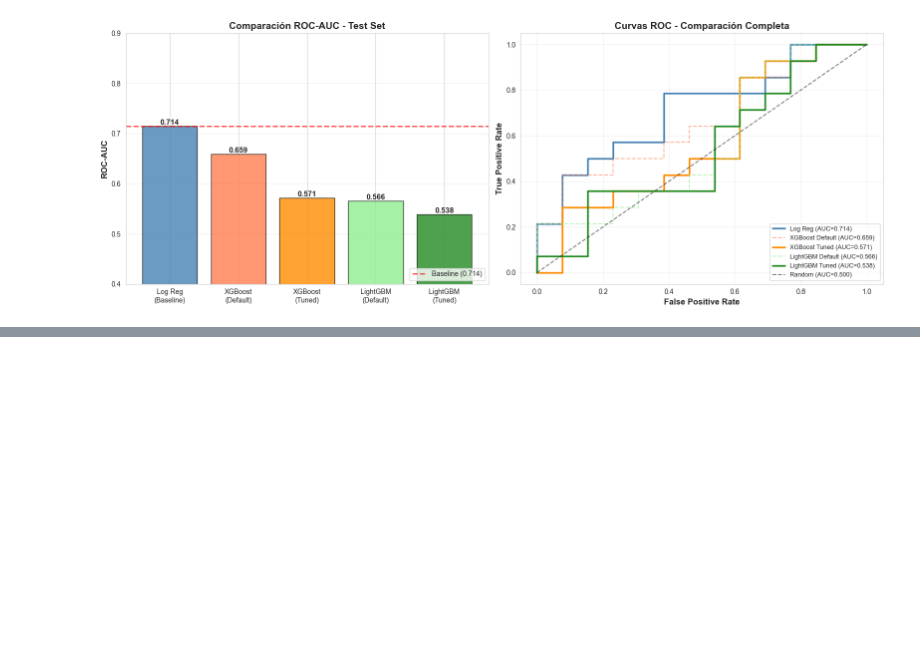
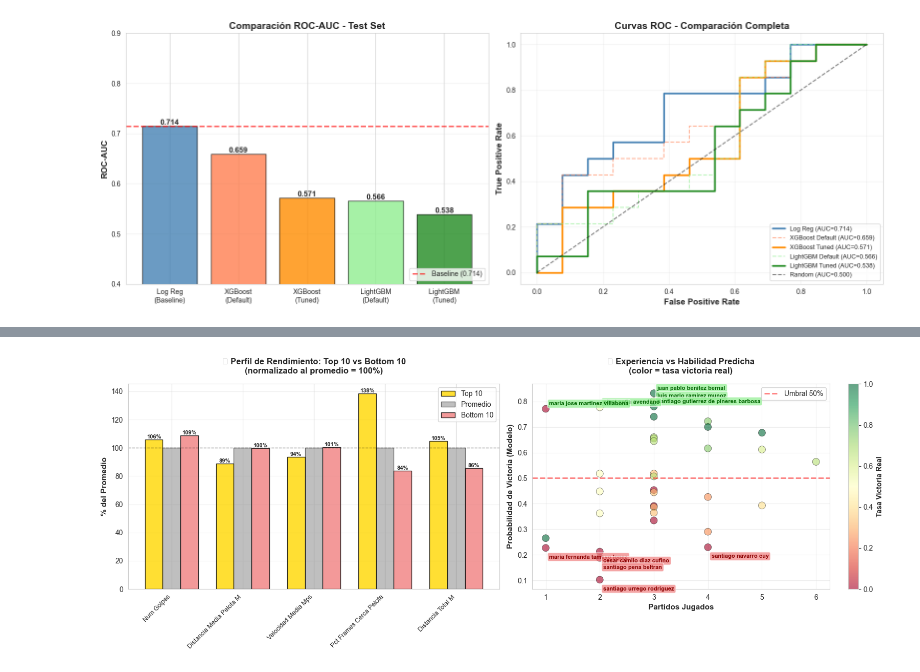
Before and after one commit to FerminEscalona/Paddle_Tournament_Predictor, a Jupyter notebook: miAnalisis.ipynb, the cells around one changed output, grey strips where cells are left out. Drawn from its saved outputs; the diff is of its cells as text; code cells hidden in the pictures; blank space fills up the shorter version.

```diff
--- a/miAnalisis.ipynb
+++ b/miAnalisis.ipynb
@@ -5641,0 +3739,87 @@ plt.show()
+# %%
+# Gráfico adicional: Perfil de los mejores jugadores
+fig, axes = plt.subplots(1, 2, figsize=(16, 6))
+
+# Obtener características promedio de Top 10 vs Bottom 10
+top10_nombres = ranking_jugadores.head(10)['jugador'].tolist()
+bottom10_nombres = ranking_jugadores.tail(10)['jugador'].tolist()
+
+# Métricas clave del dataset original
+metricas_perfil = ['num_golpes', 'distancia_media_pelota_m', 'velocidad_media_mps',
+                   'pct_frames_cerca_pelota', 'distancia_total_m']
+
+top10_features = df_eda[df_eda['player_name_normalized'].isin(top10_nombres)][metricas_perfil].mean()
+bottom10_features = df_eda[df_eda['player_name_normalized'].isin(bottom10_nombres)][metricas_perfil].mean()
+promedio_general = df_eda[metricas_perfil].mean()
+
+# 1. Comparación de perfiles
+ax = axes[0]
+x = np.arange(len(metricas_perfil))
+width = 0.25
+
+# Normalizar para mejor visualización
+top10_norm = (top10_features / promedio_general) * 100
+bottom10_norm = (bottom10_features / promedio_general) * 100
+
+bars1 = ax.bar(x - width, top10_norm, width, label='Top 10', color='gold', alpha=0.8, edgecolor='black')
+bars2 = ax.bar(x, [100]*len(metricas_perfil), width, label='Promedio', color='gray', alpha=0.5, edgecolor='black')
+bars3 = ax.bar(x + width, bottom10_norm, width, label='Bottom 10', color='lightcoral', alpha=0.8, edgecolor='black')
+
+ax.set_ylabel('% del Promedio', fontweight='bold', fontsize=11)
+ax.set_title('⚡ Perfil de Rendimiento: Top 10 vs Bottom 10\n(normalizado al promedio = 100%)',
+             fontweight='bold', fontsize=12, pad=15)
+ax.set_xticks(x)
+ax.set_xticklabels([m.replace('_', ' ').title() for m in metricas_perfil], rotation=45, ha='right', fontsize=9)
+ax.legend()
+ax.axhline(y=100, color='black', linestyle='--', alpha=0.5, linewidth=1)
+ax.grid(axis='y', alpha=0.3)
+
+# Agregar valores
+for bars in [bars1, bars3]:
+    for bar in bars:
+        height = bar.get_height()
+        ax.text(bar.get_x() + bar.get_width()/2., height,
+                f'{height:.0f}%', ha='center', va='bottom', fontsize=8, fontweight='bold')
+
+# 2. Partidos jugados vs Probabilidad de victoria
+ax = axes[1]
+
+scatter = ax.scatter(ranking_jugadores['partidos_jugados'],
+                     ranking_jugadores['prob_victoria_promedio'],
+                     s=100, alpha=0.6, c=ranking_jugadores['tasa_victoria_real'],
+                     cmap='RdYlGn', edgecolors='black', linewidths=0.5)
+
+# Etiquetar top 5 y bottom 5
+top5 = ranking_jugadores.head(5)
+bottom5 = ranking_jugadores.tail(5)
+
+for _, row in top5.iterrows():
+    ax.annotate(row['jugador'],
+                xy=(row['partidos_jugados'], row['prob_victoria_promedio']),
+                xytext=(5, 5), textcoords='offset points',
+                fontsize=8, fontweight='bold', color='darkgreen',
+                bbox=dict(boxstyle='round,pad=0.3', facecolor='lightgreen', alpha=0.7))
+
+for _, row in bottom5.iterrows():
+    ax.annotate(row['jugador'],
+                xy=(row['partidos_jugados'], row['prob_victoria_promedio']),
+                xytext=(5, -15), textcoords='offset points',
+                fontsize=8, fontweight='bold', color='darkred',
+                bbox=dict(boxstyle='round,pad=0.3', facecolor='lightcoral', alpha=0.7))
+
+ax.axhline(y=0.5, color='red', linestyle='--', alpha=0.5, linewidth=2, label='Umbral 50%')
+ax.set_xlabel('Partidos Jugados', fontweight='bold', fontsize=11)
+ax.set_ylabel('Probabilidad de Victoria (Modelo)', fontweight='bold', fontsize=11)
+ax.set_title('🎮 Experiencia vs Habilidad Predicha\n(color = tasa victoria real)',
+             fontweight='bold', fontsize=12, pad=15)
+ax.grid(alpha=0.3)
+ax.legend()
+
+# Colorbar
+cbar = plt.colorbar(scatter, ax=ax)
+cbar.set_label('Tasa Victoria Real', fontweight='bold')
+
+plt.tight_layout()
+plt.show()
+# %% [output]
+[figure, added]
```
Also changed, not shown: parts of 150 cells of this notebook.
